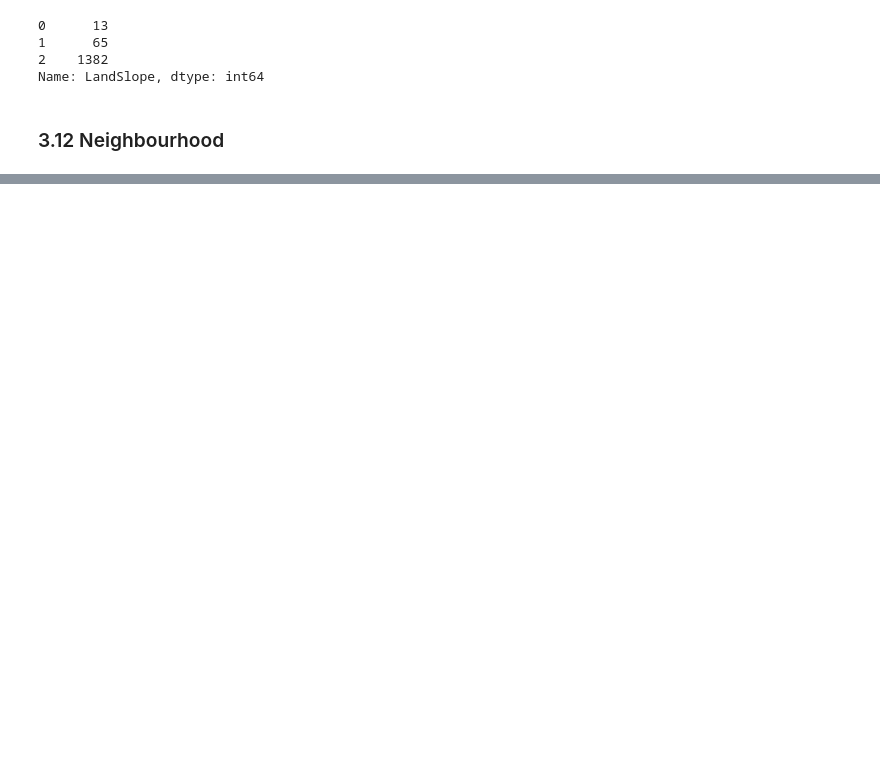
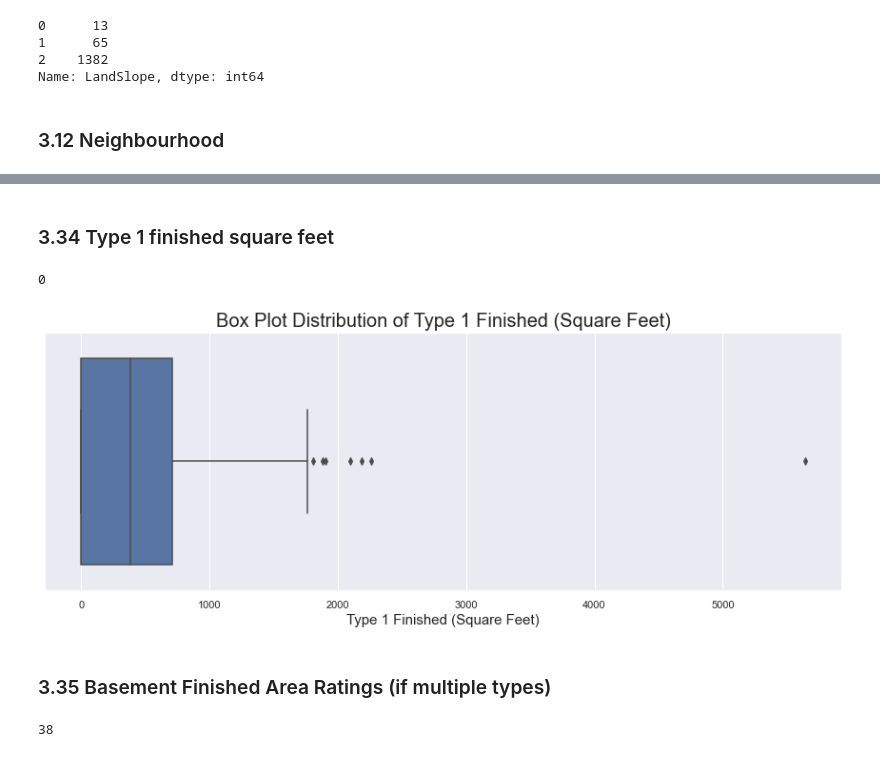
Before and after one commit to akshaykadam100/Housing-Price-Calculator, a Jupyter notebook: V1.ipynb, the cells around one changed output, grey strips where cells are left out. Drawn from its saved outputs; the diff is of its cells as text; code cells hidden in the pictures; blank space fills up the shorter version.

Commit message:
Started Feature Variable Data Cleaning (Completed 37)

```diff
--- a/V1.ipynb
+++ b/V1.ipynb
@@ -319,0 +691,2 @@ Name: Neighborhood, dtype: int64
+# %%
+raw_data.BsmtQual = raw_data.BsmtQual.map({np.nan: 0, 'Po': 1, 'Fa': 2, 'TA': 3, 'Gd': 4, 'Ex': 5})
@@ -319,0 +719,2 @@ Name: Neighborhood, dtype: int64
+# %%
+raw_data.BsmtCond = raw_data.BsmtCond.map({np.nan: 0, 'Po': 1, 'Fa': 2, 'TA': 3, 'Gd': 4, 'Ex': 5})
@@ -319,0 +745,2 @@ Name: Neighborhood, dtype: int64
+# %%
+raw_data.BsmtExposure = raw_data.BsmtExposure.map({np.nan: 0, 'No': 1, 'Mn': 2, 'Av': 3, 'Gd': 4})
@@ -319,0 +773,2 @@ Name: Neighborhood, dtype: int64
+# %%
+raw_data.BsmtFinType1 = raw_data.BsmtFinType1.map({np.nan: 0, 'Unf': 1, 'LwQ': 2, 'Rec': 3, 'BLQ': 4, 'ALQ': 5, 'GLQ': 6})
@@ -319,0 +786,20 @@ Name: Neighborhood, dtype: int64
+# %% [markdown]
+### 3.34 Type 1 finished square feet
+# %%
+raw_data.BsmtFinSF1.isna().sum()
+# %% [output]
+0
+# %%
+plt.figure(figsize=(15, 5))
+sns.boxplot(raw_data.BsmtFinSF1)
+plt.title('Box Plot Distribution of Type 1 Finished (Square Feet)', fontdict={'fontsize': 20})
+plt.xlabel('Type 1 Finished (Square Feet)', fontdict={'fontsize': 15})
+plt.show()
+# %% [output]
+[figure, added]
+# %% [markdown]
+### 3.35 Basement Finished Area Ratings (if multiple types)
+# %%
+raw_data.BsmtFinType2.isna().sum()
+# %% [output]
+38
```
Also changed, not shown: parts of 93 cells of this notebook, 1 other file.
